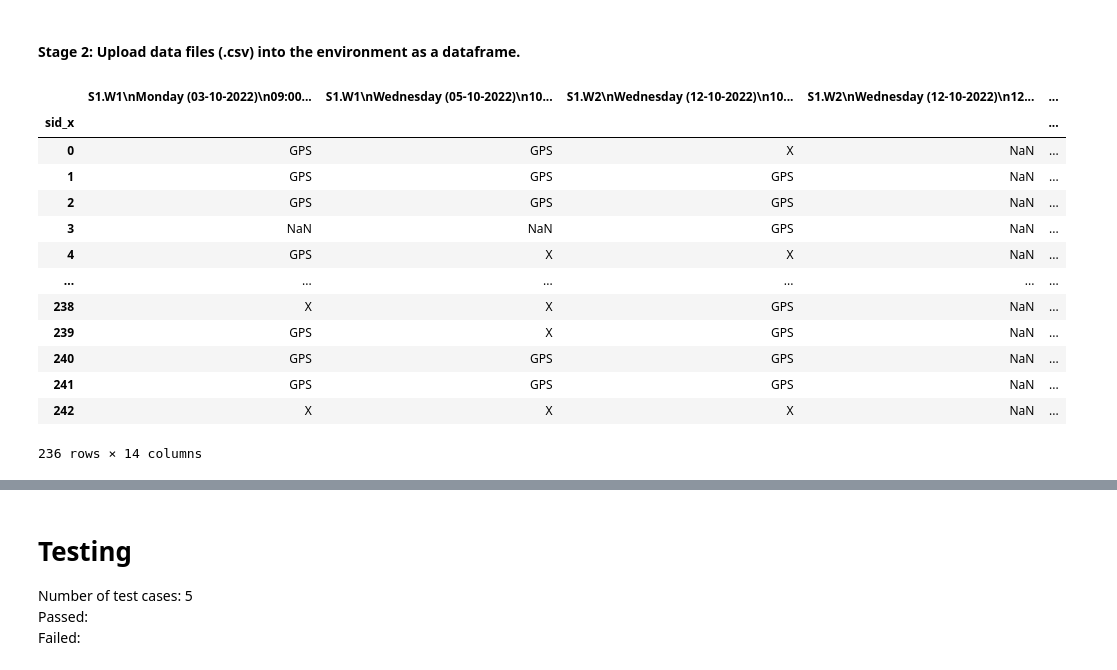
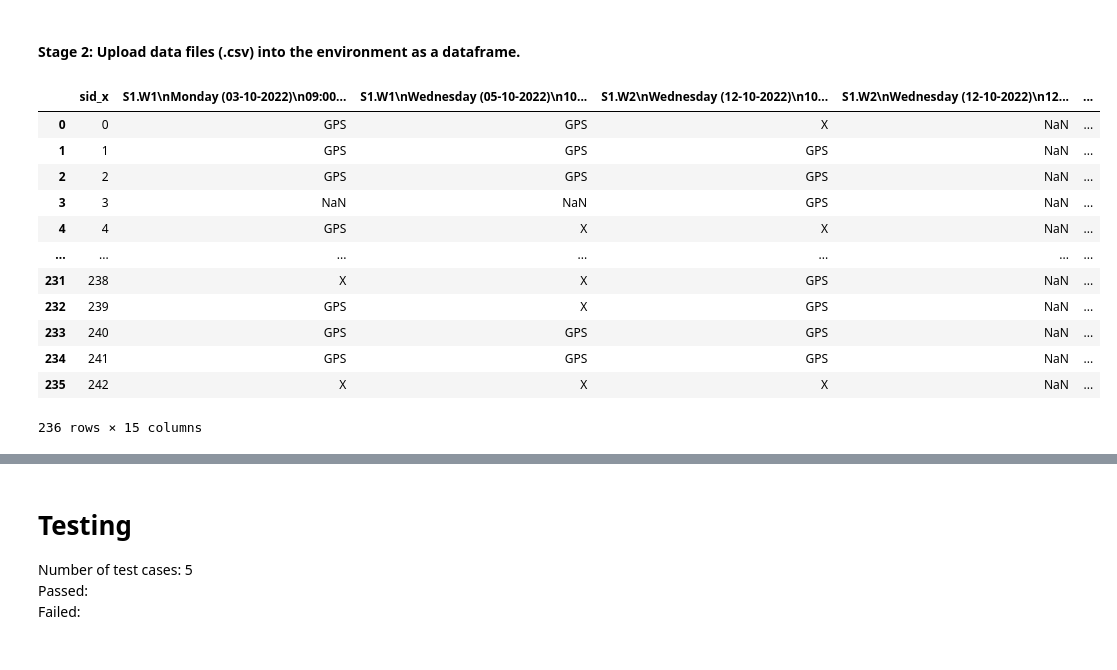
Before and after one commit to DeraUchenwoke/DataScienceProjects22, a Jupyter notebook: main/2022Coursework/CW_Preprocessing.ipynb, the cells around one changed output, grey strips where cells are left out. Cells and saved outputs as stored; diff of their text form; code cells hidden in the pictures.

```diff
--- a/main/2022Coursework/CW_Preprocessing.ipynb
+++ b/main/2022Coursework/CW_Preprocessing.ipynb
@@ -11,25 +11,27 @@ import pandas as pd
 # gets absolute path of current directory
 curr_directory = os.getcwd()
 
-# reads .csv file data then stores it as a dataframe
-dfCOA122 = pd.read_csv(
-    curr_directory + '\\cop504cwdata\\22COA111ModuleRegister.csv',
-    index_col = [False]
+# reads .csv file(s) data then stores it as a dataframe
+dfCOA111 = pd.read_csv(
+    curr_directory + '\\cop504cwdata\\22COA111ModuleRegister.csv'
 )
 
-dfCOA122
+dfCOA122 = pd.read_csv(
+    curr_directory + '\\cop504cwdata\\22COA122ModuleRegister.csv'
+)
-# %% [output]
-|  | S1.W1\nMonday (03-10-2022)\n09:00... | S1.W1\nWednesday (05-10-2022)\n10... | S1.W2\nWednesday (12-10-2022)\n10... | S1.W2\nWednesday (12-10-2022)\n12... | ... |
-| sid_x |  |  |  |  | ... |
-| 0 | GPS | GPS | X | NaN | ... |
-| 1 | GPS | GPS | GPS | NaN | ... |
-| 2 | GPS | GPS | GPS | NaN | ... |
-| 3 | NaN | NaN | GPS | NaN | ... |
-| 4 | GPS | X | X | NaN | ... |
-| ... | ... | ... | ... | ... | ... |
-| 238 | X | X | GPS | NaN | ... |
-| 239 | GPS | X | GPS | NaN | ... |
-| 240 | GPS | GPS | GPS | NaN | ... |
-| 241 | GPS | GPS | GPS | NaN | ... |
-| 242 | X | X | X | NaN | ... |
-236 rows × 14 columns
+# %%
+dfCOA111
+# %% [output]
+|  | sid_x | S1.W1\nMonday (03-10-2022)\n09:00... | S1.W1\nWednesday (05-10-2022)\n10... | S1.W2\nWednesday (12-10-2022)\n10... | S1.W2\nWednesday (12-10-2022)\n12... | ... |
+| 0 | 0 | GPS | GPS | X | NaN | ... |
+| 1 | 1 | GPS | GPS | GPS | NaN | ... |
+| 2 | 2 | GPS | GPS | GPS | NaN | ... |
+| 3 | 3 | NaN | NaN | GPS | NaN | ... |
+| 4 | 4 | GPS | X | X | NaN | ... |
+| ... | ... | ... | ... | ... | ... | ... |
+| 231 | 238 | X | X | GPS | NaN | ... |
+| 232 | 239 | GPS | X | GPS | NaN | ... |
+| 233 | 240 | GPS | GPS | GPS | NaN | ... |
+| 234 | 241 | GPS | GPS | GPS | NaN | ... |
+| 235 | 242 | X | X | X | NaN | ... |
+236 rows × 15 columns
```
Also changed, not shown: parts of 23 cells of this notebook.
